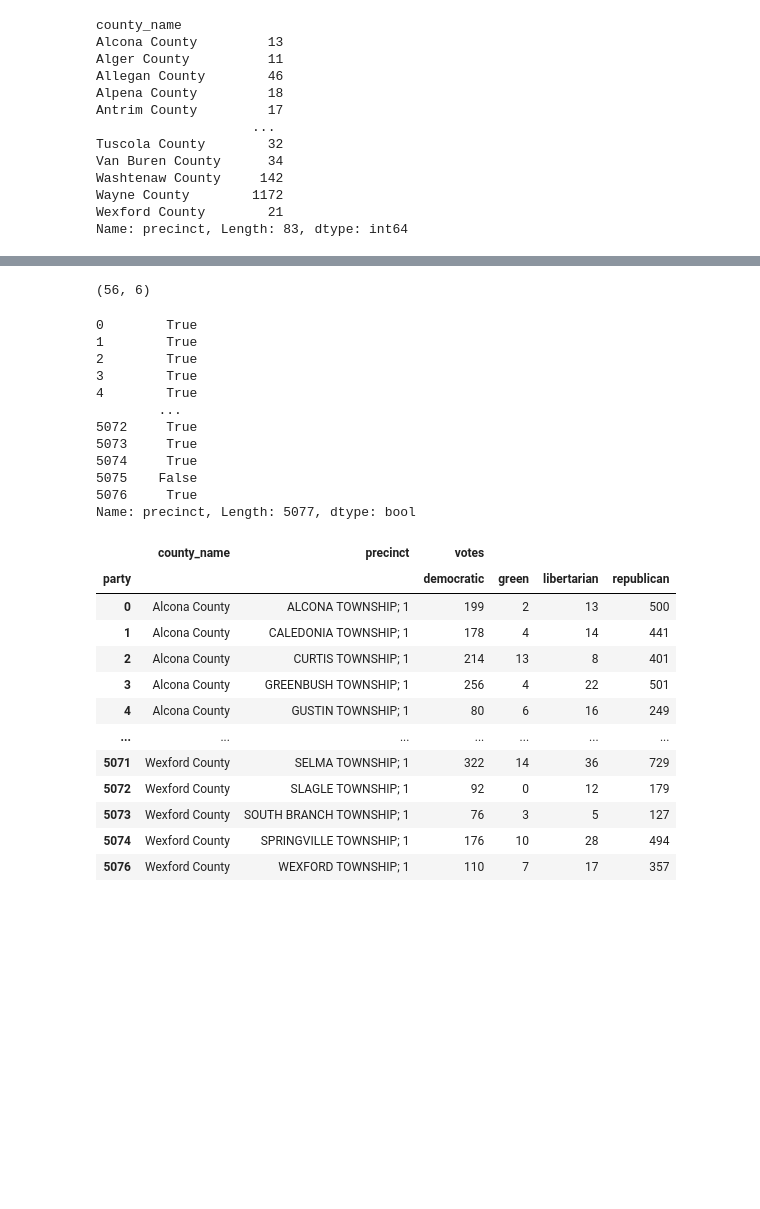
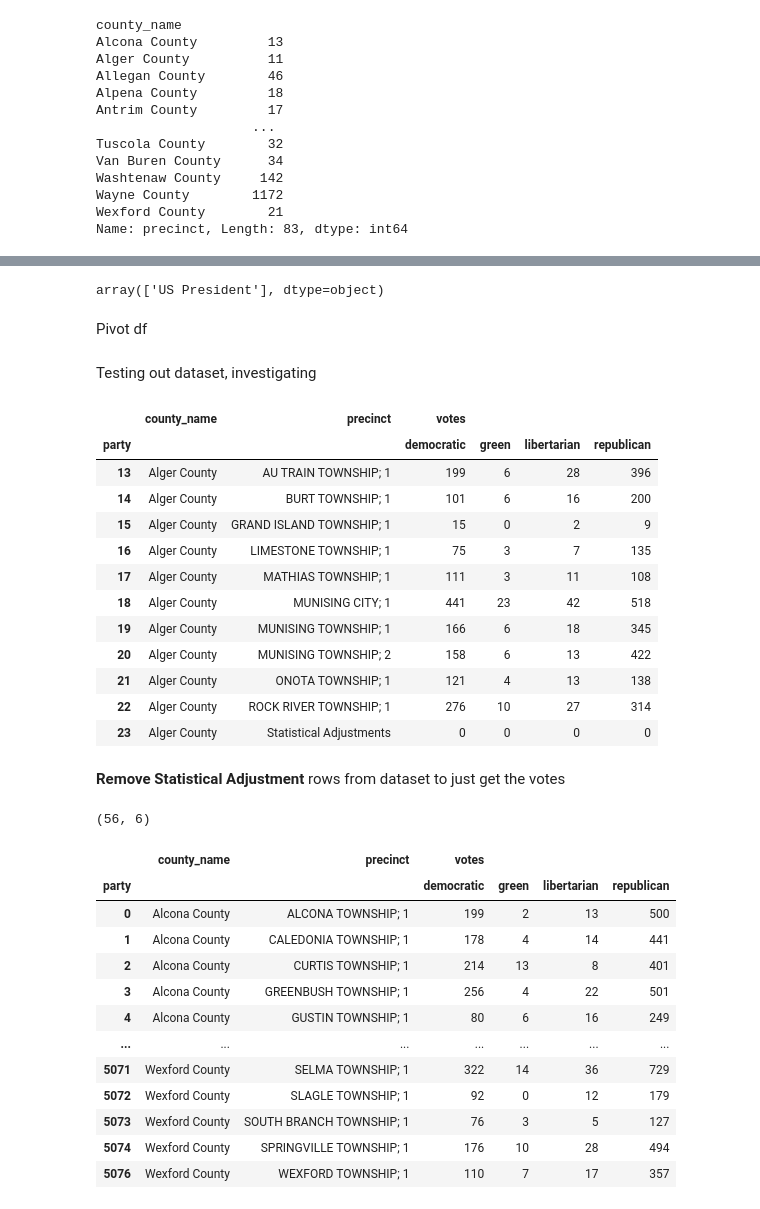
Before and after one commit to nonpartisan-redistricting-datahub/pdv-mi, a Jupyter notebook: mggg-mi/mggg-mi-codereview.ipynb, the cells around one changed output, grey strips where cells are left out. Drawn from its saved outputs; the diff is of its cells as text; code cells hidden in the pictures; blank space fills up the shorter version.

```diff
--- a/mggg-mi/mggg-mi-codereview.ipynb
+++ b/mggg-mi/mggg-mi-codereview.ipynb
@@ -470,3 +478,9 @@ array(['US President'], dtype=object)
+# %%
+mi_precinct_election.office.unique() # Test to make sure we are only looking at presidential race
+# %% [output]
+array(['US President'], dtype=object)
+# %% [markdown]
+Pivot df
 # %%
 #I included this because CG did before... we filter out the other 2 parties to match MGGG?
 mi_party = mi_precinct_election[
@@ -480,29 +494,33 @@ df = mi_pivot = mi_party.pivot_table(index = ['county_name','precinct'],
                         values = ['votes'],
                          aggfunc = 'sum').reset_index()
 #"reset_index" turns assigned indices into columns so that mask can be applied
+# %% [markdown]
+Testing out dataset, investigating
+# %%
+#See how the election data is presented for example county
+newdf = df[df['county_name'] == 'Alger County']
+newdf
+# %% [output]
+|  | county_name | precinct | votes |  |  |  |
+| party |  |  | democratic | green | libertarian | republican |
+| 13 | Alger County | AU TRAIN TOWNSHIP; 1 | 199 | 6 | 28 | 396 |
+| 14 | Alger County | BURT TOWNSHIP; 1 | 101 | 6 | 16 | 200 |
+| 15 | Alger County | GRAND ISLAND TOWNSHIP; 1 | 15 | 0 | 2 | 9 |
+| 16 | Alger County | LIMESTONE TOWNSHIP; 1 | 75 | 3 | 7 | 135 |
+| 17 | Alger County | MATHIAS TOWNSHIP; 1 | 111 | 3 | 11 | 108 |
+| 18 | Alger County | MUNISING CITY; 1 | 441 | 23 | 42 | 518 |
+| 19 | Alger County | MUNISING TOWNSHIP; 1 | 166 | 6 | 18 | 345 |
+| 20 | Alger County | MUNISING TOWNSHIP; 2 | 158 | 6 | 13 | 422 |
+| 21 | Alger County | ONOTA TOWNSHIP; 1 | 121 | 4 | 13 | 138 |
+| 22 | Alger County | ROCK RIVER TOWNSHIP; 1 | 276 | 10 | 27 | 314 |
+| 23 | Alger County | Statistical Adjustments | 0 | 0 | 0 | 0 |
+# %% [markdown]
+**Remove Statistical Adjustment** rows from dataset to just get the votes
 # %%
 mask = df[df.precinct == "Statistical Adjustments"]
 mask.shape
 # %% [output]
 (56, 6)
-# %%
-#get rid of "statistical adjustment" rows
-is_statistical_adjustment_mask = (df.precinct == "Statistical Adjustments")
-#make opposite of above argument
-~is_statistical_adjustment_mask
-# %% [output]
-0        True
-1        True
-2        True
-3        True
-4        True
-        ...
-5072     True
-5073     True
-5074     True
-5075    False
-5076     True
-Name: precinct, Length: 5077, dtype: bool
 # %%
 #mask to remove statistical adjustment - filter on false
 remove_stat_adjust = df[(df.precinct != 'Statistical Adjustments')]
```
Also changed, not shown: parts of 100 cells of this notebook, 13 other files.
